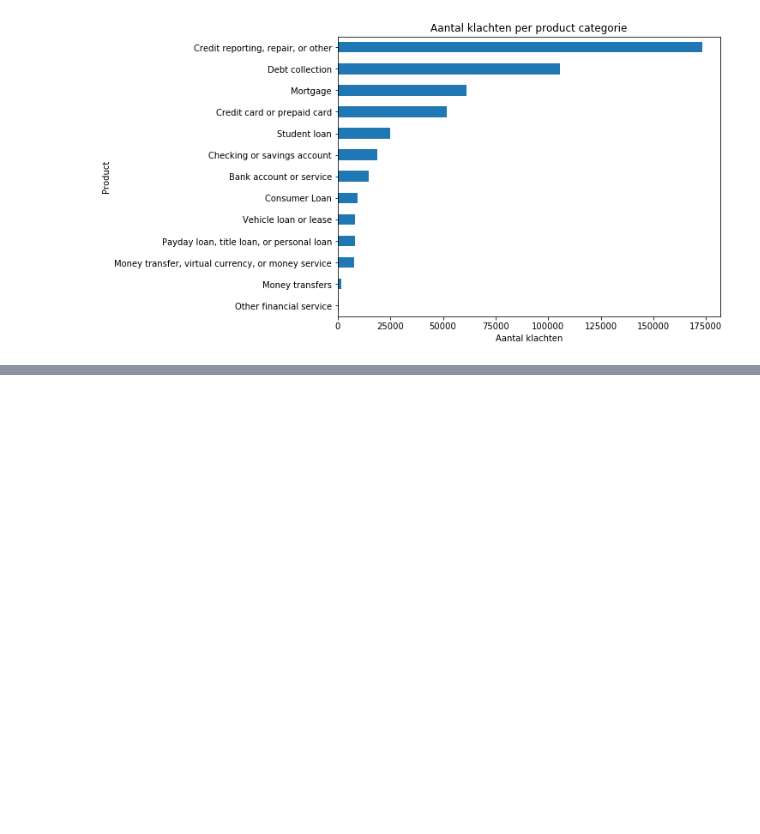
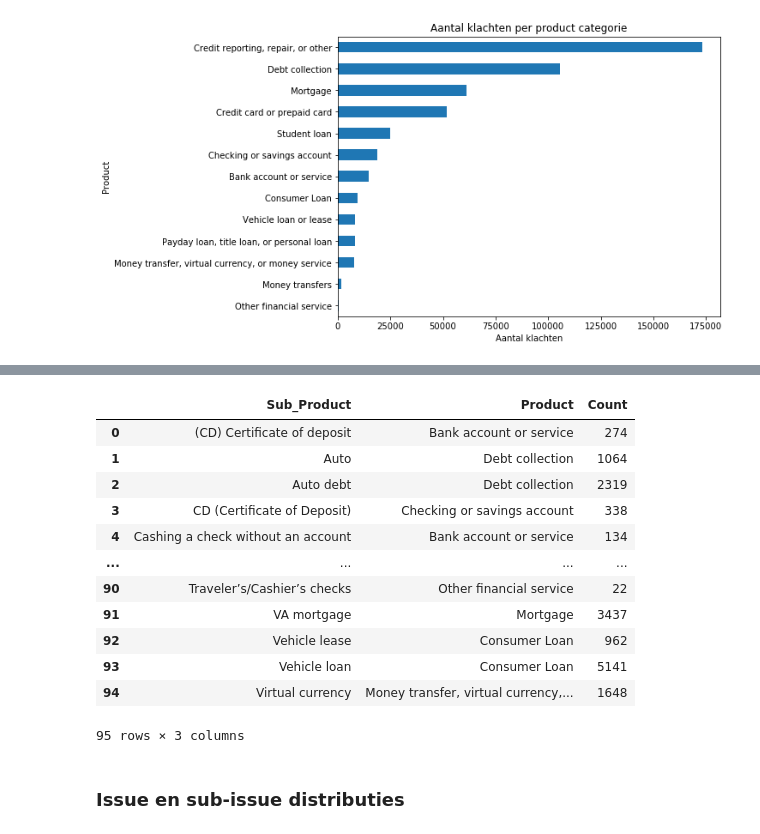
Before and after one commit to WouterStemgee/applied-machine-learning-consumer-complaints-database, a Jupyter notebook: sprint1_Wouter.ipynb, the cells around one changed output, grey strips where cells are left out. Drawn from its saved outputs; the diff is of its cells as text; code cells hidden in the pictures; blank space fills up the shorter version.

```diff
--- a/sprint1_Wouter.ipynb
+++ b/sprint1_Wouter.ipynb
@@ -209,0 +235,21 @@ plt.xlabel('Aantal klachten', fontsize = 10);
+# %%
+df2 = pd.DataFrame({'Count': df.groupby(['Sub_Product', 'Product']).size()})
+df2.reset_index(inplace=True)
+
+df2
+# %% [output]
+|  | Sub_Product | Product | Count |
+| 0 | (CD) Certificate of deposit | Bank account or service | 274 |
+| 1 | Auto | Debt collection | 1064 |
+| 2 | Auto debt | Debt collection | 2319 |
+| 3 | CD (Certificate of Deposit) | Checking or savings account | 338 |
+| 4 | Cashing a check without an account | Bank account or service | 134 |
+| ... | ... | ... | ... |
+| 90 | Traveler’s/Cashier’s checks | Other financial service | 22 |
+| 91 | VA mortgage | Mortgage | 3437 |
+| 92 | Vehicle lease | Consumer Loan | 962 |
+| 93 | Vehicle loan | Consumer Loan | 5141 |
+| 94 | Virtual currency | Money transfer, virtual currency,... | 1648 |
+95 rows × 3 columns
+# %% [markdown]
+### Issue en sub-issue distributies
```
Also changed, not shown: parts of 7 cells of this notebook.
